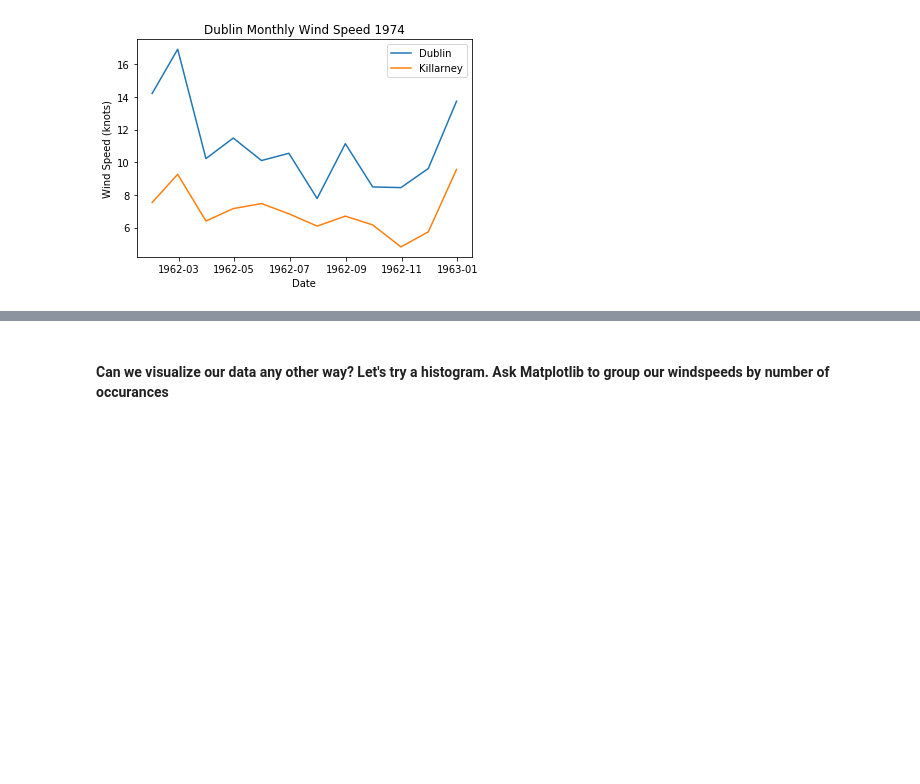
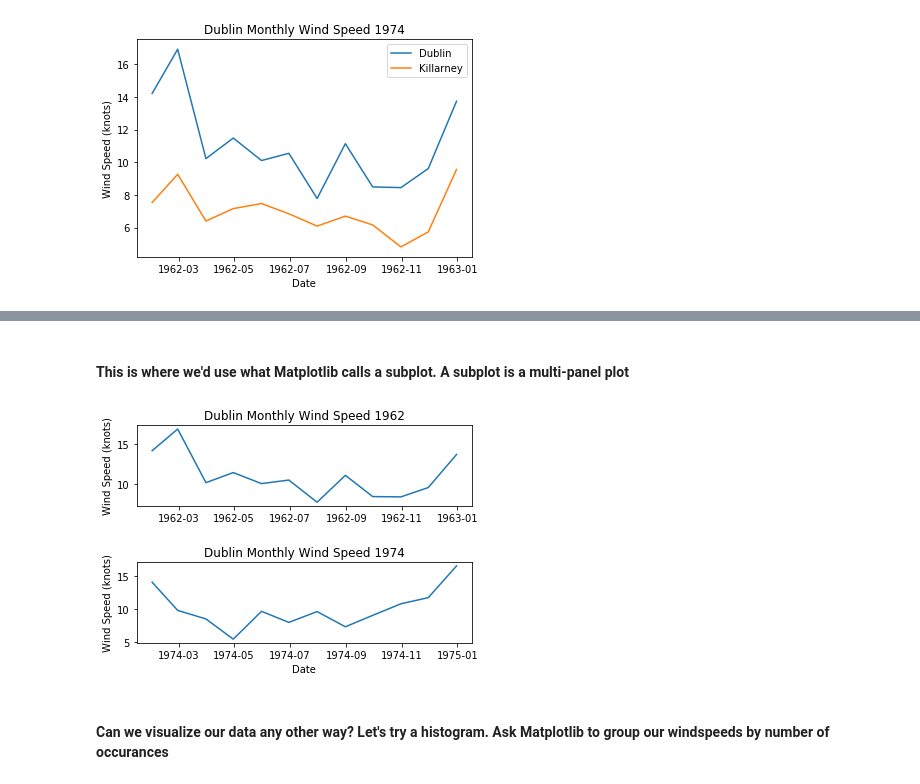
Before and after one commit to narock/scientific_computing_course, a Jupyter notebook: 02_Libraries/ipynb/04_Pandas_Wind.ipynb, the cells around one changed output, grey strips where cells are left out. Cells and saved outputs as stored; diff of their text form; code cells hidden in the pictures; blank space fills up the shorter version.

```diff
--- a/02_Libraries/ipynb/04_Pandas_Wind.ipynb
+++ b/02_Libraries/ipynb/04_Pandas_Wind.ipynb
@@ -263,3 +274,28 @@ plt.legend(['Dublin','Killarney'])
+# %% [markdown]
+#### This is where we'd use what Matplotlib calls a subplot. A subplot is a multi-panel plot
+# %%
+# define the subplot
+# The inputs are: number of panels vertically, number of panels horizontally, focus
+plt.subplot(2, 1, 1)
+
+# In the previous statement we set the focus to 1 meaning the top panel
+# has the focus - that's where we draw first
+plt.plot(year1['DUB'])
+plt.ylabel('Wind Speed (knots)')
+plt.title('Dublin Monthly Wind Speed 1962')
+
+# Set the second subplot as active, and make the second plot.
+plt.subplot(2, 1, 2)
+plt.plot(year2['DUB'])
+plt.title('Dublin Monthly Wind Speed 1974')
+plt.ylabel('Wind Speed (knots)')
+plt.xlabel('Date')
+
+# adjust the spacing so the title don't run into each other
+# expressed as a praction of the height of each plot
+plt.subplots_adjust(hspace=.7)
+# %% [output]
+[figure, added]
 # %% [markdown]
 #### Can we visualize our data any other way? Let's try a histogram. Ask Matplotlib to group our windspeeds by number of occurances
 # %%
```
Also changed, not shown: parts of 2 cells of this notebook, 9 other files.
